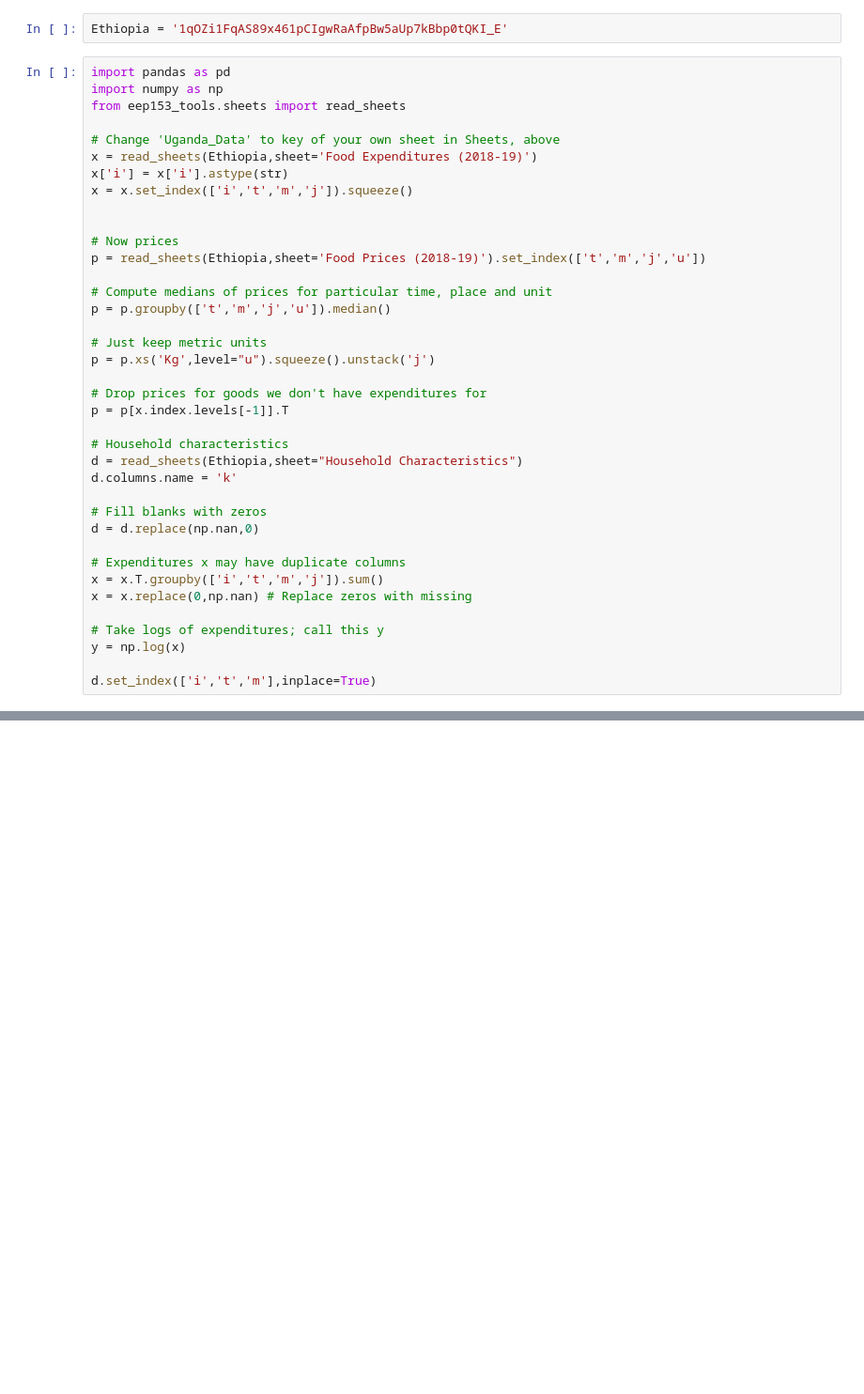
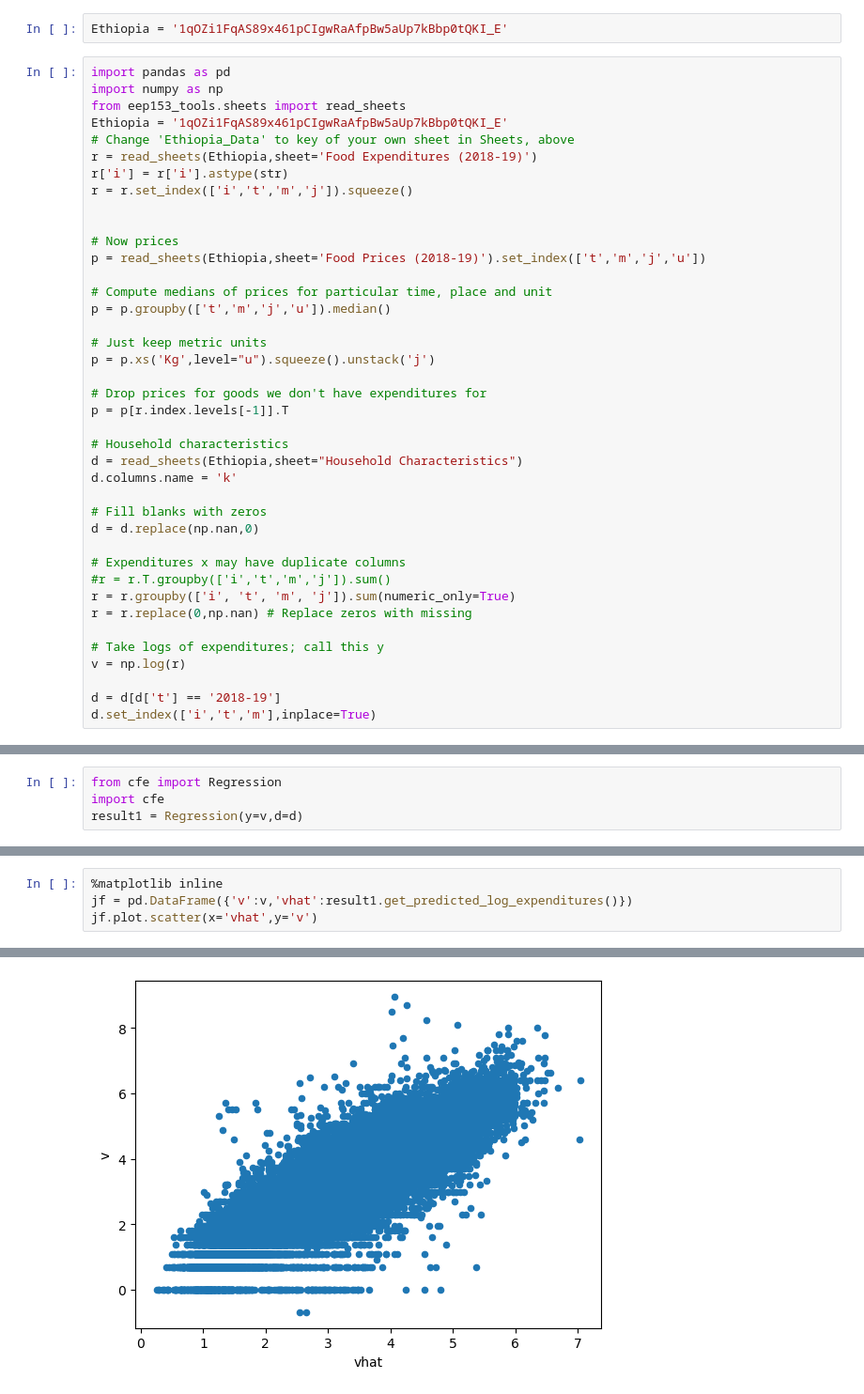
Before and after one commit to lauremariho/proj4_LutherBurbank, a Jupyter notebook: ethiopia_code.ipynb, the cells around one changed output, grey strips where cells are left out. Shown at 94% size. Saved outputs shown, nothing was run; the diff lists cells and outputs as text; blank space fills up the shorter version.

Commit message:
Ethiopia data updates
Ignore histogram at the end

```diff
--- a/ethiopia_code.ipynb
+++ b/ethiopia_code.ipynb
@@ -81,11 +83,11 @@ Ethiopia = '1qOZi1FqAS89x461pCIgwRaAfpBw5aUp7kBbp0tQKI_E'
 import pandas as pd
 import numpy as np
 from eep153_tools.sheets import read_sheets
-
-# Change 'Uganda_Data' to key of your own sheet in Sheets, above
-x = read_sheets(Ethiopia,sheet='Food Expenditures (2018-19)')
-x['i'] = x['i'].astype(str)
-x = x.set_index(['i','t','m','j']).squeeze()
+Ethiopia = '1qOZi1FqAS89x461pCIgwRaAfpBw5aUp7kBbp0tQKI_E'
+# Change 'Ethiopia_Data' to key of your own sheet in Sheets, above
+r = read_sheets(Ethiopia,sheet='Food Expenditures (2018-19)')
+r['i'] = r['i'].astype(str)
+r = r.set_index(['i','t','m','j']).squeeze()
 
 
 # Now prices
@@ -98,7 +100,7 @@ p = p.groupby(['t','m','j','u']).median()
 p = p.xs('Kg',level="u").squeeze().unstack('j')
 
 # Drop prices for goods we don't have expenditures for
-p = p[x.index.levels[-1]].T
+p = p[r.index.levels[-1]].T
 
 # Household characteristics
 d = read_sheets(Ethiopia,sheet="Household Characteristics")
@@ -108,10 +110,12 @@ d.columns.name = 'k'
 d = d.replace(np.nan,0)
 
 # Expenditures x may have duplicate columns
-x = x.T.groupby(['i','t','m','j']).sum()
-x = x.replace(0,np.nan) # Replace zeros with missing
+#r = r.T.groupby(['i','t','m','j']).sum()
+r = r.groupby(['i', 't', 'm', 'j']).sum(numeric_only=True)
+r = r.replace(0,np.nan) # Replace zeros with missing
 
 # Take logs of expenditures; call this y
-y = np.log(x)
+v = np.log(r)
 
+d = d[d['t'] == '2018-19']
 d.set_index(['i','t','m'],inplace=True)
@@ -131,0 +128,4 @@ ModuleNotFoundError: No module named 'example_nutrition'
+# %%
+from cfe import Regression
+import cfe
+result1 = Regression(y=v,d=d)
@@ -131,0 +148,5 @@ ModuleNotFoundError: No module named 'example_nutrition'
+# %%
+%matplotlib inline
+jf = pd.DataFrame({'v':v,'vhat':result1.get_predicted_log_expenditures()})
+jf.plot.scatter(x='vhat',y='v')
+# %% [output]
@@ -131,0 +154 @@ ModuleNotFoundError: No module named 'example_nutrition'
+[figure, added]
```
Also changed, not shown: parts of 30 cells of this notebook.
